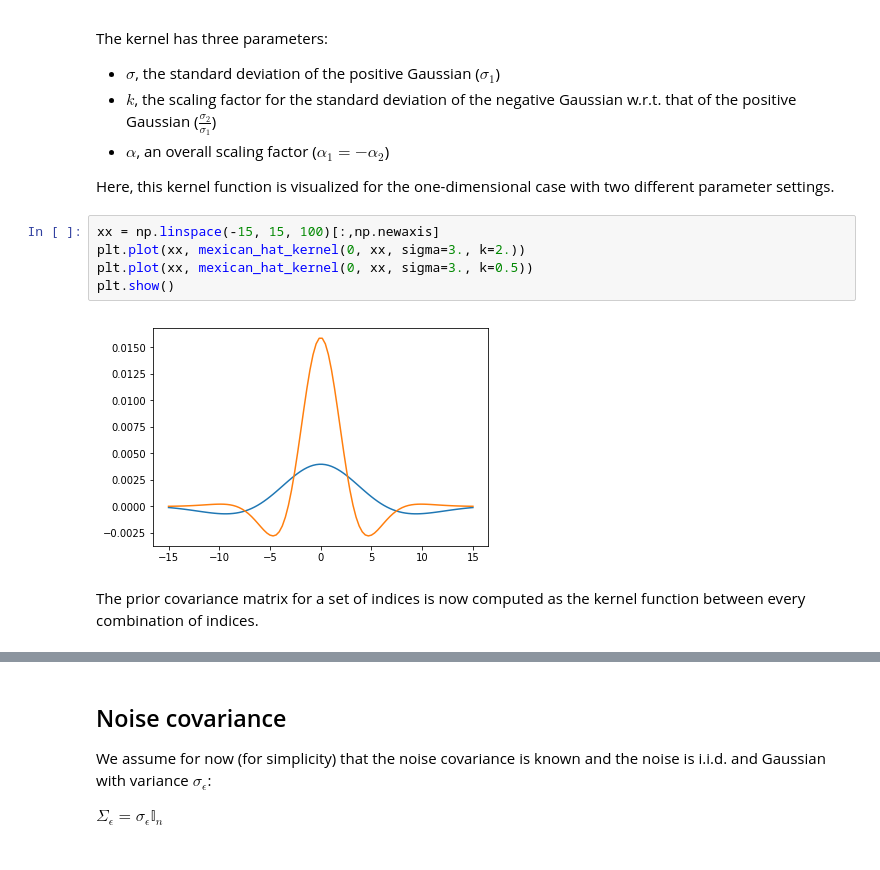
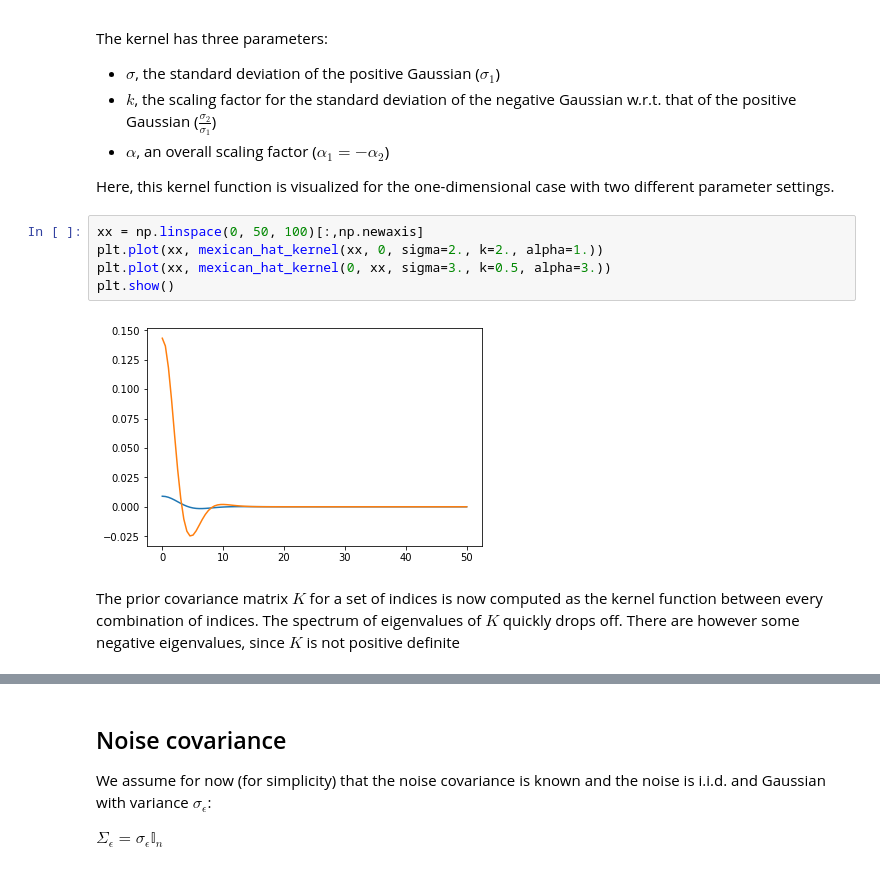
Before and after one commit to mackelab/gp-maps-python, a Jupyter notebook: BayesianOPM.ipynb, the cells around one changed output, grey strips where cells are left out. Cells and saved outputs as stored; diff of their text form.

```diff
--- a/BayesianOPM.ipynb
+++ b/BayesianOPM.ipynb
@@ -72,11 +74,12 @@ The kernel has three parameters:
 
 Here, this kernel function is visualized for the one-dimensional case with two different parameter settings.
 # %%
-xx = np.linspace(-15, 15, 100)[:,np.newaxis]
-plt.plot(xx, mexican_hat_kernel(0, xx, sigma=3., k=2.))
-plt.plot(xx, mexican_hat_kernel(0, xx, sigma=3., k=0.5))
+xx = np.linspace(0, 50, 100)[:,np.newaxis]
+plt.plot(xx, mexican_hat_kernel(xx, 0, sigma=2., k=2., alpha=1.))
+plt.plot(xx, mexican_hat_kernel(0, xx, sigma=3., k=0.5, alpha=3.))
 plt.show()
 # %% [output]
-[figure, old version]
+[figure, new version]
 # %% [markdown]
-The prior covariance matrix for a set of indices is now computed as the kernel function between every combination of indices.
+
+The prior covariance matrix $K$ for a set of indices is now computed as the kernel function between every combination of indices. The spectrum of eigenvalues of $K$ quickly drops off. There are however some negative eigenvalues, since $K$ is not positive definite
```
Also changed, not shown: parts of 15 cells of this notebook, 3 other files.
